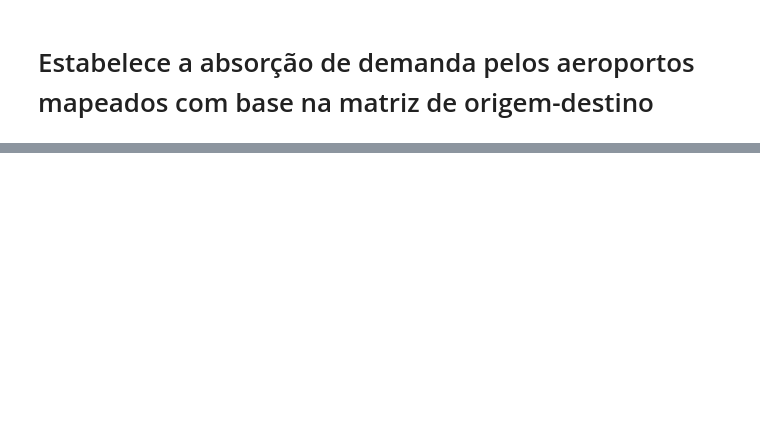
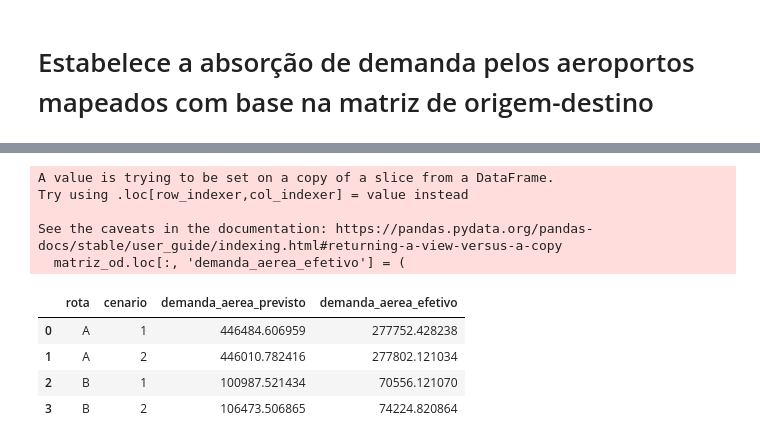
Before and after one commit to EC-Projetos/PIA01_EVTEAPIAR, a Jupyter notebook: absorcao_demanda/absorcao_demanda_piar.ipynb, the cells around one changed output, grey strips where cells are left out. Saved outputs shown, nothing was run; the diff lists cells and outputs as text; code cells hidden in the pictures; blank space fills up the shorter version.

```diff
--- a/absorcao_demanda/absorcao_demanda_piar.ipynb
+++ b/absorcao_demanda/absorcao_demanda_piar.ipynb
@@ -109,0 +471,26 @@ rota_b_cenario_2 = rotas['rota_b_cenario_2']
+# %%
+def filtrar_matriz_od_piar(matriz_od):
+    filtro = (
+        (matriz_od['distancia_mun_aero_origem'] + matriz_od['distancia_mun_aero_destino'] <= 200) &
+        (matriz_od['distancia_mun_mun'] -
+         (matriz_od['distancia_mun_aero_origem'] + matriz_od['distancia_mun_aero_destino']) >= 200)
+    )
+    return matriz_od[filtro]
+
+# Aplicando a função
+matriz_od_piar_final = filtrar_matriz_od_piar(matriz_od_piar_revisado)
+# %%
+def calcular_demanda_aerea_efetivo(matriz_od):
+    matriz_od.loc[:, 'demanda_aerea_efetivo'] = (
+        ((matriz_od['absorcao_origem'] / 100) + (matriz_od['absorcao_destino'] / 100)) / 2
+    ) * matriz_od['demanda_aerea_previsto']
+    return matriz_od
+
+# Aplicando a função
+matriz_od_piar_final = calcular_demanda_aerea_efetivo(matriz_od_piar_final)
+# %% [output]
+A value is trying to be set on a copy of a slice from a DataFrame.
+Try using .loc[row_indexer,col_indexer] = value instead
+
+See the caveats in the documentation: https://pandas.pydata.org/pandas-docs/stable/user_guide/indexing.html#returning-a-view-versus-a-copy
+  matriz_od.loc[:, 'demanda_aerea_efetivo'] = (
@@ -109,0 +511,21 @@ rota_b_cenario_2 = rotas['rota_b_cenario_2']
+# %%
+def criar_matriz_od_piar_resumo_rota(matriz_od):
+    # Selecionar as colunas relevantes
+    colunas_selecionadas = ['rota', 'cenario', 'demanda_aerea_previsto', 'demanda_aerea_efetivo']
+    matriz_resumo = matriz_od[colunas_selecionadas]
+
+    # Agrupar por rota e cenário, somando as demandas
+    matriz_resumo = matriz_resumo.groupby(['rota', 'cenario'], as_index=False).sum()
+
+    return matriz_resumo
+
+# Aplicando a função
+matriz_od_piar_resumo_rota = criar_matriz_od_piar_resumo_rota(matriz_od_piar_final)
+# %%
+matriz_od_piar_resumo_rota.head()
+# %% [output]
+|  | rota | cenario | demanda_aerea_previsto | demanda_aerea_efetivo |
+| 0 | A | 1 | 446484.606959 | 277752.428238 |
+| 1 | A | 2 | 446010.782416 | 277802.121034 |
+| 2 | B | 1 | 100987.521434 | 70556.121070 |
+| 3 | B | 2 | 106473.506865 | 74224.820864 |
```
Also changed, not shown: parts of 19 cells of this notebook, 7 other files.
